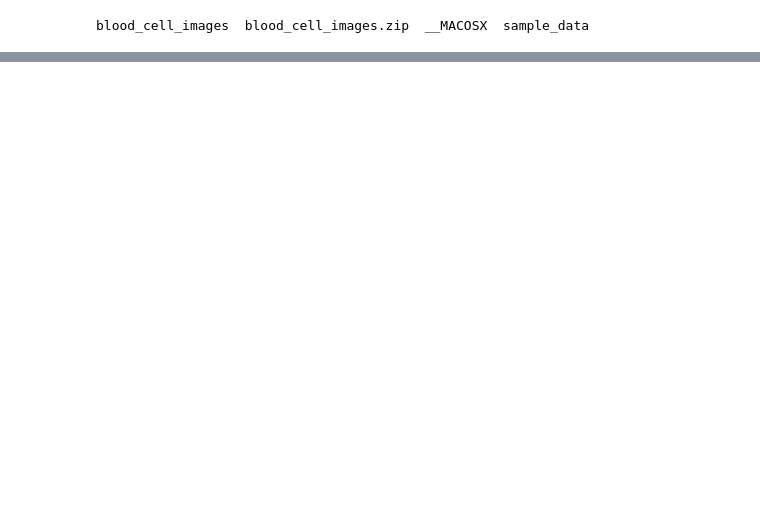
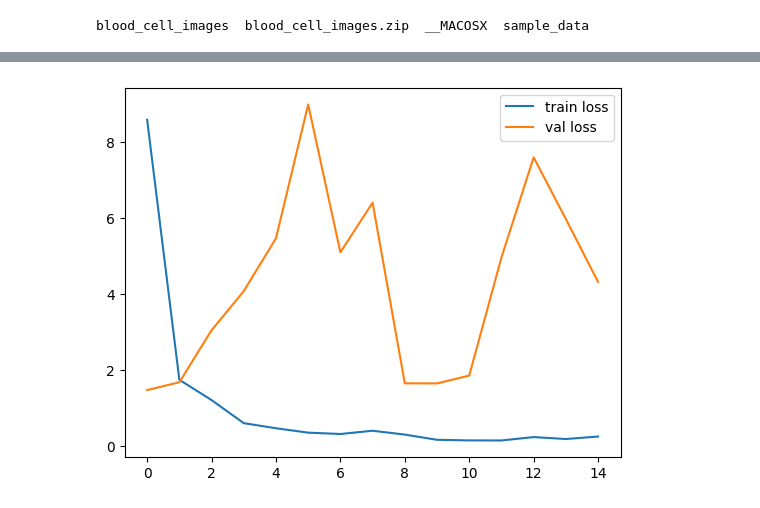
Before and after one commit to JonasHagstrom79/Advanced_Computer_Vision, a Jupyter notebook: 08_ResNet_Blood_Cell.ipynb, the cells around one changed output, grey strips where cells are left out. Cells and saved outputs as stored; diff of their text form; code cells hidden in the pictures; blank space fills up the shorter version.

```diff
--- a/08_ResNet_Blood_Cell.ipynb
+++ b/08_ResNet_Blood_Cell.ipynb
@@ -102,0 +140,3 @@ def conv_block(input,
+# %%
+# create a model object
+model = Model(inputs=i, outputs=prediction)
@@ -102,0 +216,16 @@ def conv_block(input,
+# %%
+# create generators
+train_generator = train_gen.flow_from_directory(
+  train_path,
+  target_size=IMAGE_SIZE,
+  shuffle=True,
+  batch_size=batch_size,
+  class_mode='sparse',
+)
+valid_generator = val_gen.flow_from_directory(
+    valid_path,
+    target_size=IMAGE_SIZE,
+    shuffle=True,
+    batch_size=batch_size,
+    class_mode='sparse'
+)
@@ -102,0 +235,20 @@ def conv_block(input,
+# %%
+# fit the model
+checkpoint_filepath = '/tmp/checkpoint'
+r = model.fit(
+    train_generator,
+    validation_data=valid_generator,
+    epochs=epochs,
+    steps_per_epoch=len(image_files) // batch_size,
+    validation_steps=len(valid_image_files) // batch_size,
+    callbacks=[
+        tf.keras.callbacks.EarlyStopping(
+            monitor='loss', patience=3, restore_best_weights=True),
+        tf.keras.callbacks.ModelCheckpoint(
+            filepath=checkpoint_filepath,
+            save_weights_only=True,
+            monitor='val_accuracy',
+            mode='max',
+            save_best_only=True),
+    ]
+)
@@ -102,0 +273,8 @@ def conv_block(input,
+# %%
+# loss
+plt.plot(r.history['loss'], label='train loss')
+plt.plot(r.history['val_loss'], label='val loss')
+plt.legend()
+plt.show()
+# %% [output]
+[figure, added]
```
Also changed, not shown: parts of 24 cells of this notebook.
